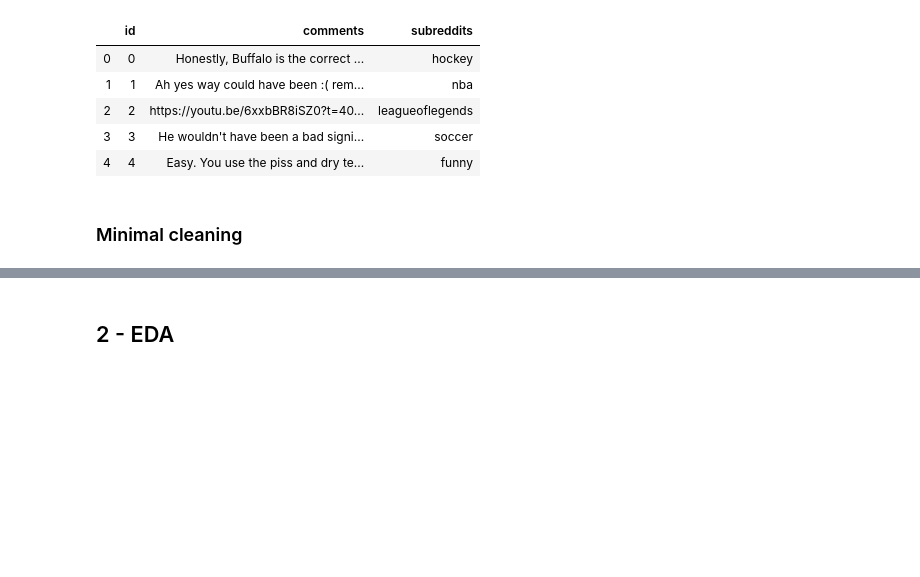
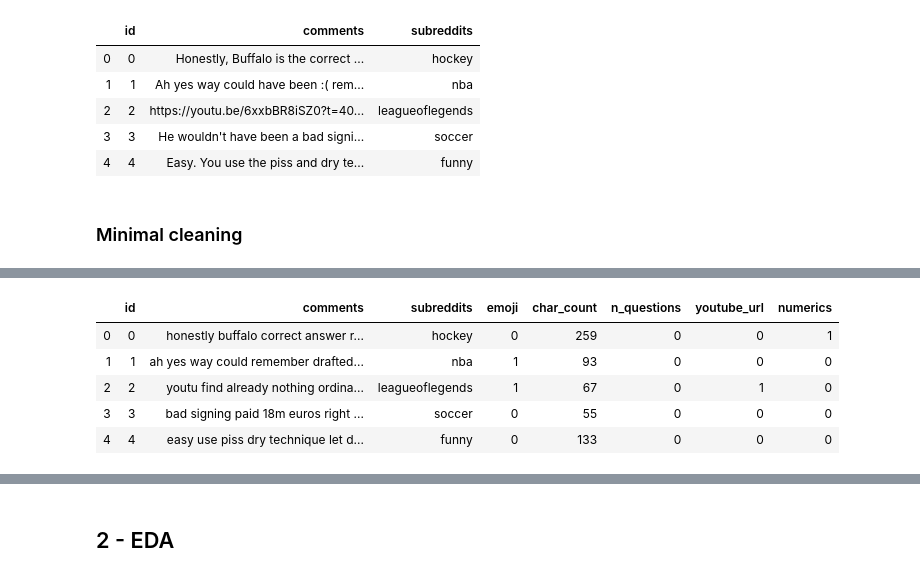
Before and after one commit to Vasukhanna007/Reddit-Post-Classification, a Jupyter notebook: notebooks/EDA.ipynb, the cells around one changed output, grey strips where cells are left out. Drawn from its saved outputs; the diff is of its cells as text; code cells hidden in the pictures; blank space fills up the shorter version.

```diff
--- a/notebooks/EDA.ipynb
+++ b/notebooks/EDA.ipynb
@@ -49,16 +81,22 @@ train.head()
 # %%
-stat_cols = ['char_count', 'n_questions', 'youtube_url', 'non_english', 'numerics', 'upper']
+stat_cols = ['char_count', 'n_questions', 'youtube_url', 'numerics', 'emoji']
 
 train['char_count']  = train['comments'].str.len() ## this also includes spaces
 train['n_questions'] = train['comments'].apply(lambda x: x.count('?'))
 train['youtube_url'] = train['comments'].apply(lambda x: x.count('youtu'))
 train['numerics'] = train['comments'].apply(lambda x: len([x for x in x.split() if x.isdigit()]))
 
-# English words
-words = set(nltk.corpus.words.words())
+from nltk.tokenize import sent_tokenize, word_tokenize
 
-def number_nonenglish_words(comment):
-    nonenglish = [w for w in comment.split() if not w.lower() in words]
-    return len(nonenglish)
+train['comments'] = train['comments'].apply(lambda x: " ".join(word_tokenize(x)))
 
-train['non_english'] = train['comments'].apply(number_nonenglish_words)
+# Remove replace 3 or more repetitions in vowels
+
+train.head()
+# %% [output]
+|  | id | comments | subreddits | emoji | char_count | n_questions | youtube_url | numerics |
+| 0 | 0 | honestly buffalo correct answer r... | hockey | 0 | 259 | 0 | 0 | 1 |
+| 1 | 1 | ah yes way could remember drafted... | nba | 1 | 93 | 0 | 0 | 0 |
+| 2 | 2 | youtu find already nothing ordina... | leagueoflegends | 1 | 67 | 0 | 1 | 0 |
+| 3 | 3 | bad signing paid 18m euros right ... | soccer | 0 | 55 | 0 | 0 | 0 |
+| 4 | 4 | easy use piss dry technique let d... | funny | 0 | 133 | 0 | 0 | 0 |
```
Also changed, not shown: parts of 6 cells of this notebook, 3 other files.
